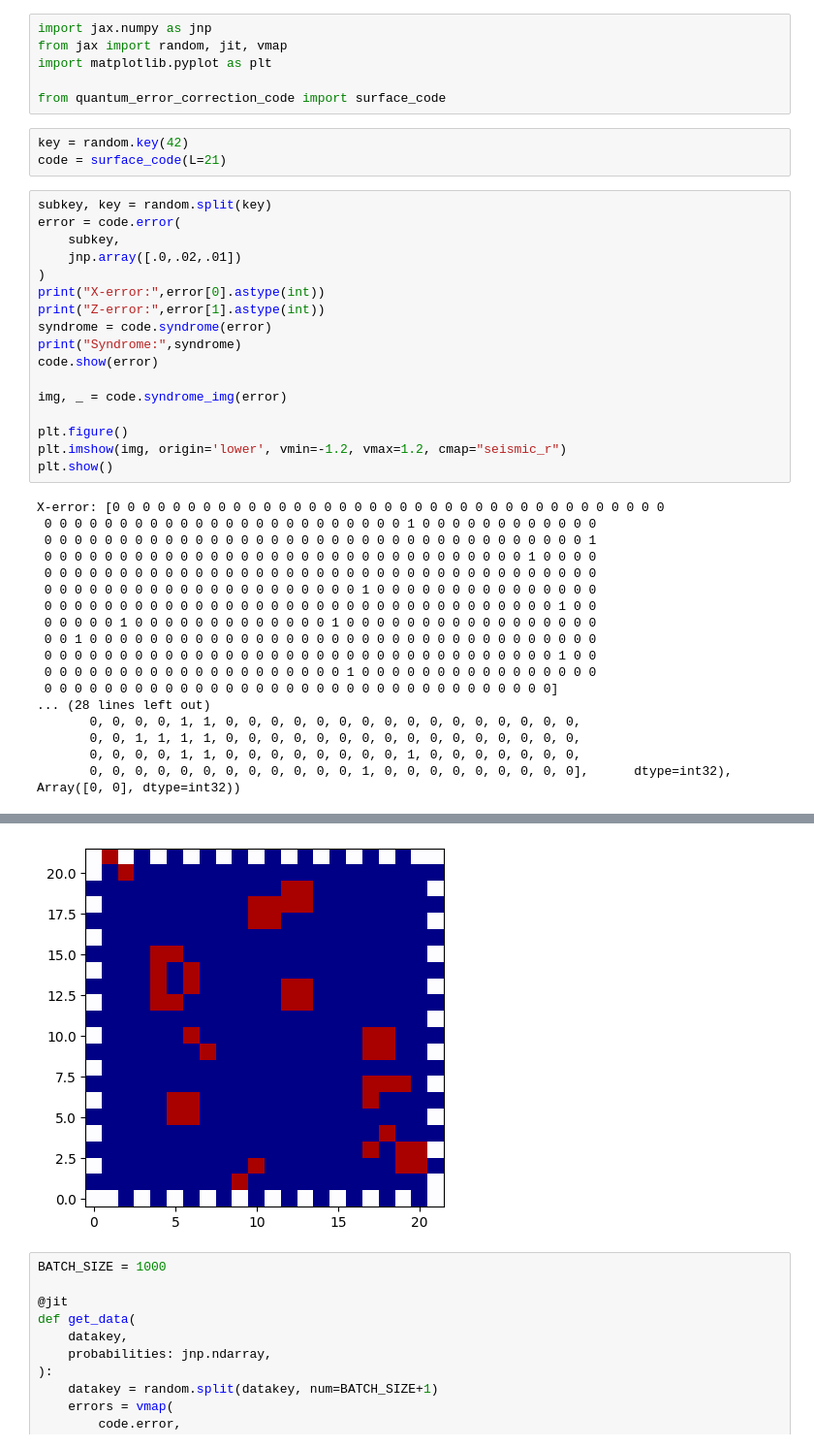
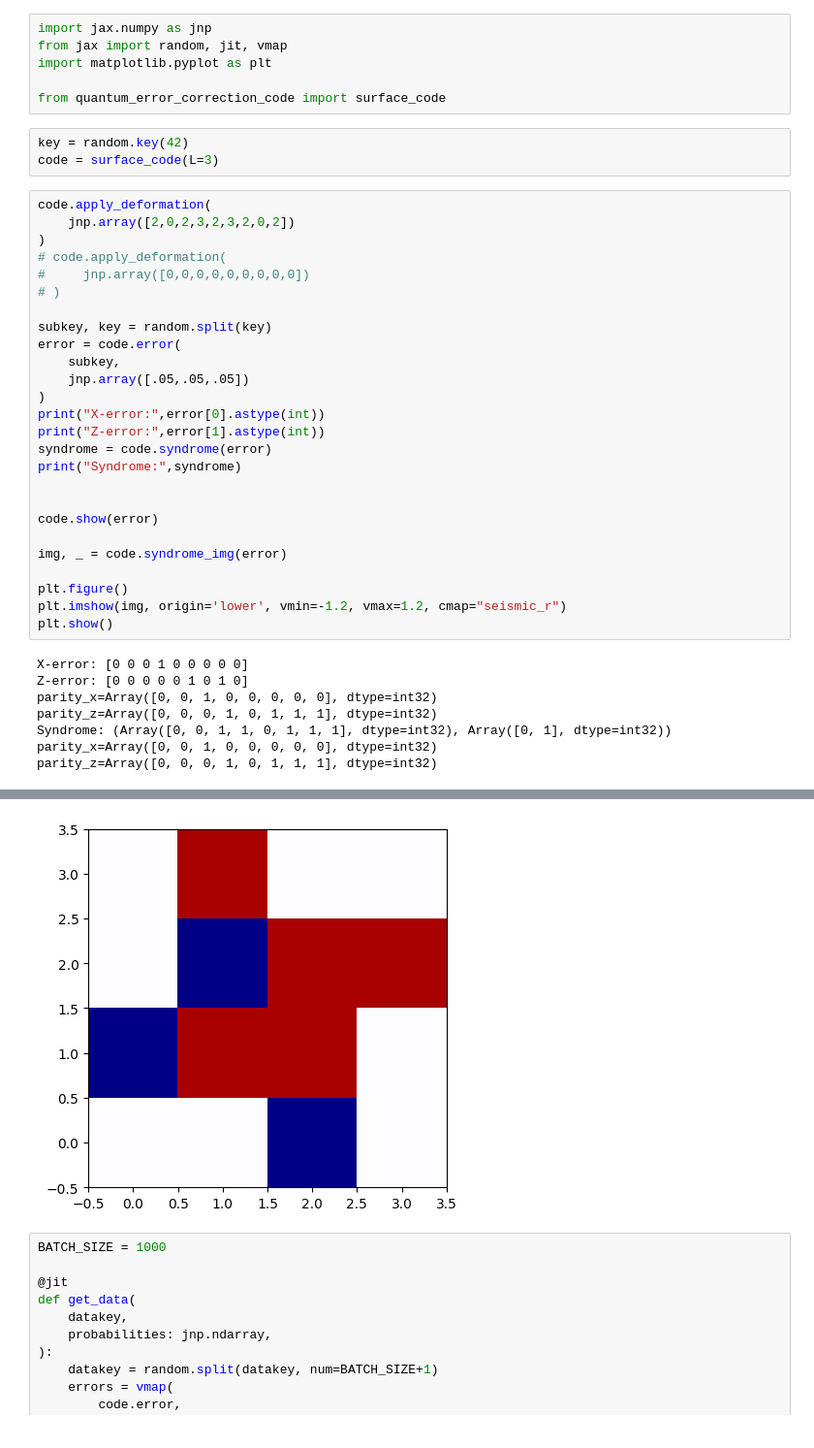
Before and after one commit to JuliusRye/QEC, a Jupyter notebook: Modules/quantum_error_correction_code.ipynb, the cells around one changed output, grey strips where cells are left out. Shown at 97% size. Cells and saved outputs as stored; diff of their text form.

Commit message:
Added Clifford deformation support to the QEC code and NN training

```diff
--- a/Modules/quantum_error_correction_code.ipynb
+++ b/Modules/quantum_error_correction_code.ipynb
@@ -6,17 +6,26 @@ import matplotlib.pyplot as plt
 from quantum_error_correction_code import surface_code
 # %%
 key = random.key(42)
-code = surface_code(L=21)
+code = surface_code(L=3)
 # %%
+code.apply_deformation(
+    jnp.array([2,0,2,3,2,3,2,0,2])
+)
+# code.apply_deformation(
+#     jnp.array([0,0,0,0,0,0,0,0,0])
+# )
+
 subkey, key = random.split(key)
 error = code.error(
     subkey,
-    jnp.array([.0,.02,.01])
+    jnp.array([.05,.05,.05])
 )
 print("X-error:",error[0].astype(int))
 print("Z-error:",error[1].astype(int))
 syndrome = code.syndrome(error)
 print("Syndrome:",syndrome)
+
+
 code.show(error)
 
 img, _ = code.syndrome_img(error)
@@ -25,20 +34,10 @@ plt.figure()
 plt.imshow(img, origin='lower', vmin=-1.2, vmax=1.2, cmap="seismic_r")
 plt.show()
 # %% [output]
-X-error: [0 0 0 0 0 0 0 0 0 0 0 0 0 0 0 0 0 0 0 0 0 0 0 0 0 0 0 0 0 0 0 0 0 0 0 0 0
- 0 0 0 0 0 0 0 0 0 0 0 0 0 0 0 0 0 0 0 0 0 0 0 0 1 0 0 0 0 0 0 0 0 0 0 0 0
- 0 0 0 0 0 0 0 0 0 0 0 0 0 0 0 0 0 0 0 0 0 0 0 0 0 0 0 0 0 0 0 0 0 0 0 0 1
- 0 0 0 0 0 0 0 0 0 0 0 0 0 0 0 0 0 0 0 0 0 0 0 0 0 0 0 0 0 0 0 0 1 0 0 0 0
- 0 0 0 0 0 0 0 0 0 0 0 0 0 0 0 0 0 0 0 0 0 0 0 0 0 0 0 0 0 0 0 0 0 0 0 0 0
- 0 0 0 0 0 0 0 0 0 0 0 0 0 0 0 0 0 0 0 0 0 1 0 0 0 0 0 0 0 0 0 0 0 0 0 0 0
- 0 0 0 0 0 0 0 0 0 0 0 0 0 0 0 0 0 0 0 0 0 0 0 0 0 0 0 0 0 0 0 0 0 0 1 0 0
- 0 0 0 0 0 1 0 0 0 0 0 0 0 0 0 0 0 0 0 1 0 0 0 0 0 0 0 0 0 0 0 0 0 0 0 0 0
- 0 0 1 0 0 0 0 0 0 0 0 0 0 0 0 0 0 0 0 0 0 0 0 0 0 0 0 0 0 0 0 0 0 0 0 0 0
- 0 0 0 0 0 0 0 0 0 0 0 0 0 0 0 0 0 0 0 0 0 0 0 0 0 0 0 0 0 0 0 0 0 0 1 0 0
- 0 0 0 0 0 0 0 0 0 0 0 0 0 0 0 0 0 0 0 0 1 0 0 0 0 0 0 0 0 0 0 0 0 0 0 0 0
- 0 0 0 0 0 0 0 0 0 0 0 0 0 0 0 0 0 0 0 0 0 0 0 0 0 0 0 0 0 0 0 0 0 0]
-... (28 lines left out)
-       0, 0, 0, 0, 1, 1, 0, 0, 0, 0, 0, 0, 0, 0, 0, 0, 0, 0, 0, 0, 0, 0,
-       0, 0, 1, 1, 1, 1, 0, 0, 0, 0, 0, 0, 0, 0, 0, 0, 0, 0, 0, 0, 0, 0,
-       0, 0, 0, 0, 1, 1, 0, 0, 0, 0, 0, 0, 0, 0, 1, 0, 0, 0, 0, 0, 0, 0,
-       0, 0, 0, 0, 0, 0, 0, 0, 0, 0, 0, 0, 1, 0, 0, 0, 0, 0, 0, 0, 0, 0],      dtype=int32), Array([0, 0], dtype=int32))
+X-error: [0 0 0 1 0 0 0 0 0]
+Z-error: [0 0 0 0 0 1 0 1 0]
+parity_x=Array([0, 0, 1, 0, 0, 0, 0, 0], dtype=int32)
+parity_z=Array([0, 0, 0, 1, 0, 1, 1, 1], dtype=int32)
+Syndrome: (Array([0, 0, 1, 1, 0, 1, 1, 1], dtype=int32), Array([0, 1], dtype=int32))
+parity_x=Array([0, 0, 1, 0, 0, 0, 0, 0], dtype=int32)
+parity_z=Array([0, 0, 0, 1, 0, 1, 1, 1], dtype=int32)
@@ -46,4 +45,4 @@ X-error: [0 0 0 0 0 0 0 0 0 0 0 0 0 0 0 0 0 0 0 0 0 0 0 0 0 0 0 0 0 0 0 0 0 0 0
-[figure, old version]
+[figure, new version]
 # %%
 BATCH_SIZE = 1000
 
```
Also changed, not shown: parts of 2 cells of this notebook, 3 other files.
